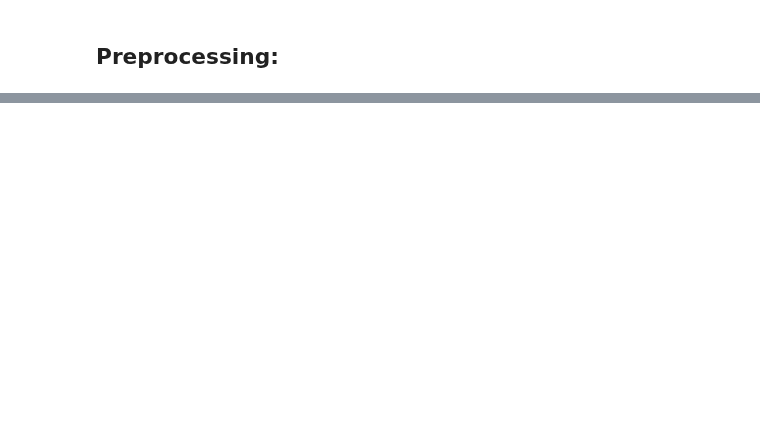
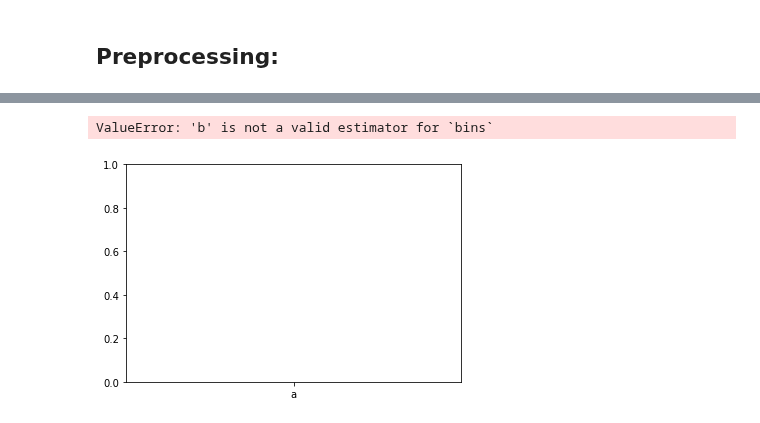
Before and after one commit to jchandleroneal/bsc-phase-three-project, a Jupyter notebook: notebooks/exploratory/mallory/data_scraping.ipynb, the cells around one changed output, grey strips where cells are left out. Cells and saved outputs as stored; diff of their text form; code cells hidden in the pictures; blank space fills up the shorter version.

```diff
--- a/notebooks/exploratory/mallory/data_scraping.ipynb
+++ b/notebooks/exploratory/mallory/data_scraping.ipynb
@@ -304,0 +447,11 @@ df
+# %%
+import matplotlib.pyplot as plt
+import numpy as np
+import pandas as pd
+x = np.random.random_integers(1, 100, 5)
+plt.hist('a', 'b', 'c', 'd', 'e', bins=5)
+plt.ylabel('No of times')
+plt.show()
+# %% [output]
+ValueError: 'b' is not a valid estimator for `bins`
+[figure, added]
```
Also changed, not shown: parts of 30 cells of this notebook, 1 other file.
